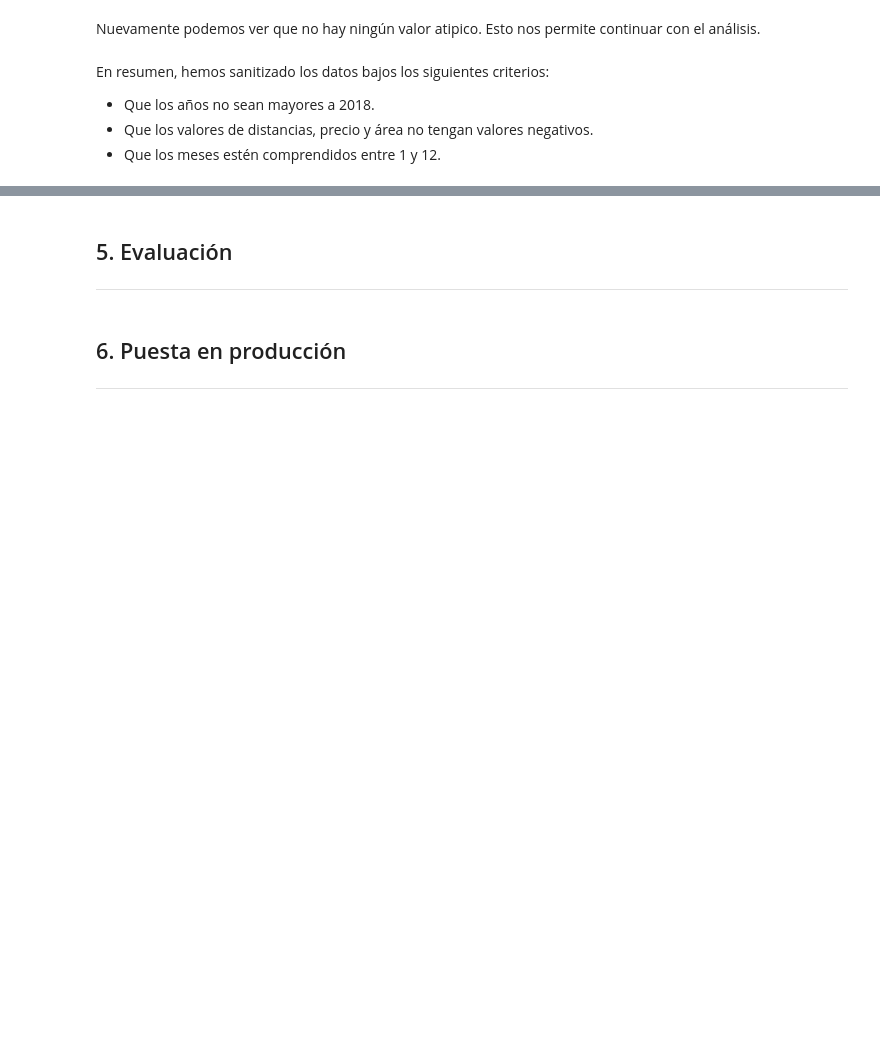
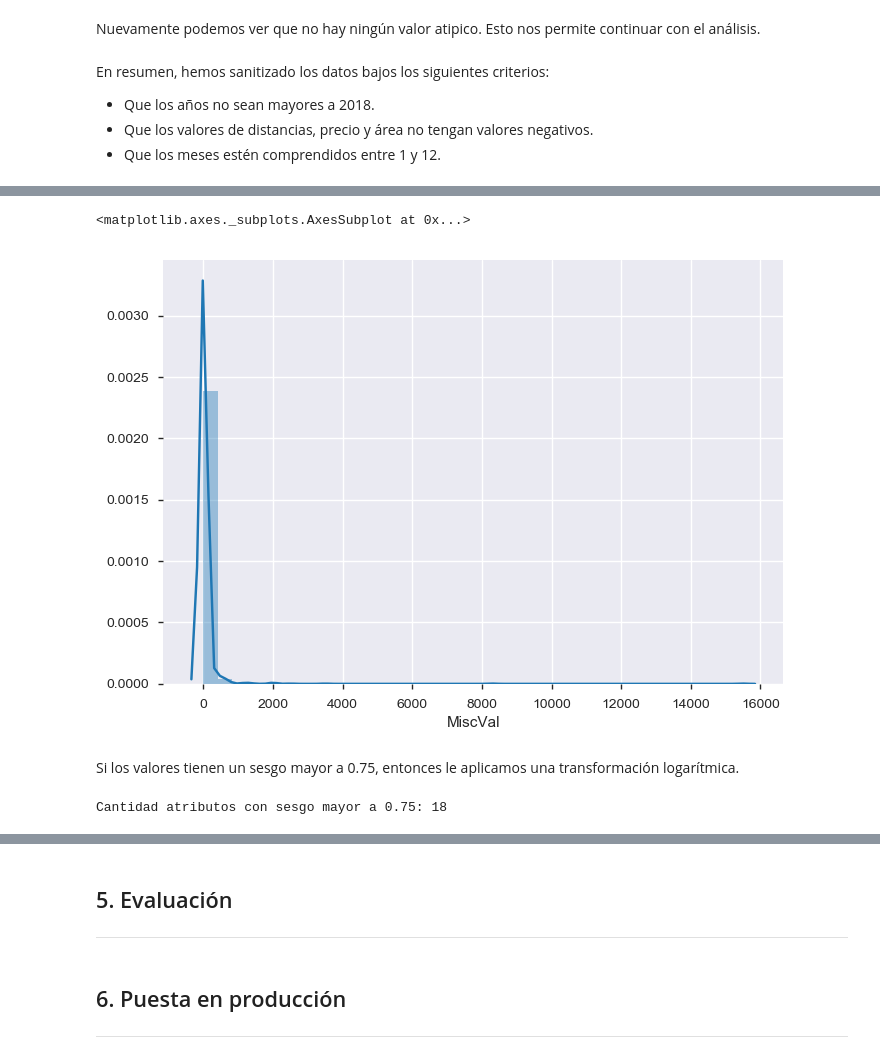
Before and after one commit to brunomaso1/ml-porfolio, a Jupyter notebook: content/posts/jupyter-notebooks/2018/Iowa_housing_prices_python.ipynb, the cells around one changed output, grey strips where cells are left out. Drawn from its saved outputs; the diff is of its cells as text; code cells hidden in the pictures; blank space fills up the shorter version.

```diff
--- a/content/posts/jupyter-notebooks/2018/Iowa_housing_prices_python.ipynb
+++ b/content/posts/jupyter-notebooks/2018/Iowa_housing_prices_python.ipynb
@@ -513,0 +597,15 @@ KeyError: "['VinylSd' 'MetalSd' 'VinylSd' ... 'CemntBd' 'MetalSd' 'HdBoard'] not
+# %%
+# Graficamos para ver.
+sns.distplot(data.loc['train']['MiscVal'])
+# %% [output]
+<matplotlib.axes._subplots.AxesSubplot at 0x...>
+[figure, added]
+# %% [markdown]
+Si los valores tienen un sesgo mayor a 0.75, entonces le aplicamos una transformación logarítmica.
+# %%
+# Obtengo los que tienen valores mayores a 0.75.
+skewed_feats = skewed_feats[skewed_feats > 0.75]
+
+print('Cantidad atributos con sesgo mayor a 0.75:', len(skewed_feats))
+# %% [output]
+Cantidad atributos con sesgo mayor a 0.75: 18
```
Also changed, not shown: parts of 71 cells of this notebook, 1 other file.
